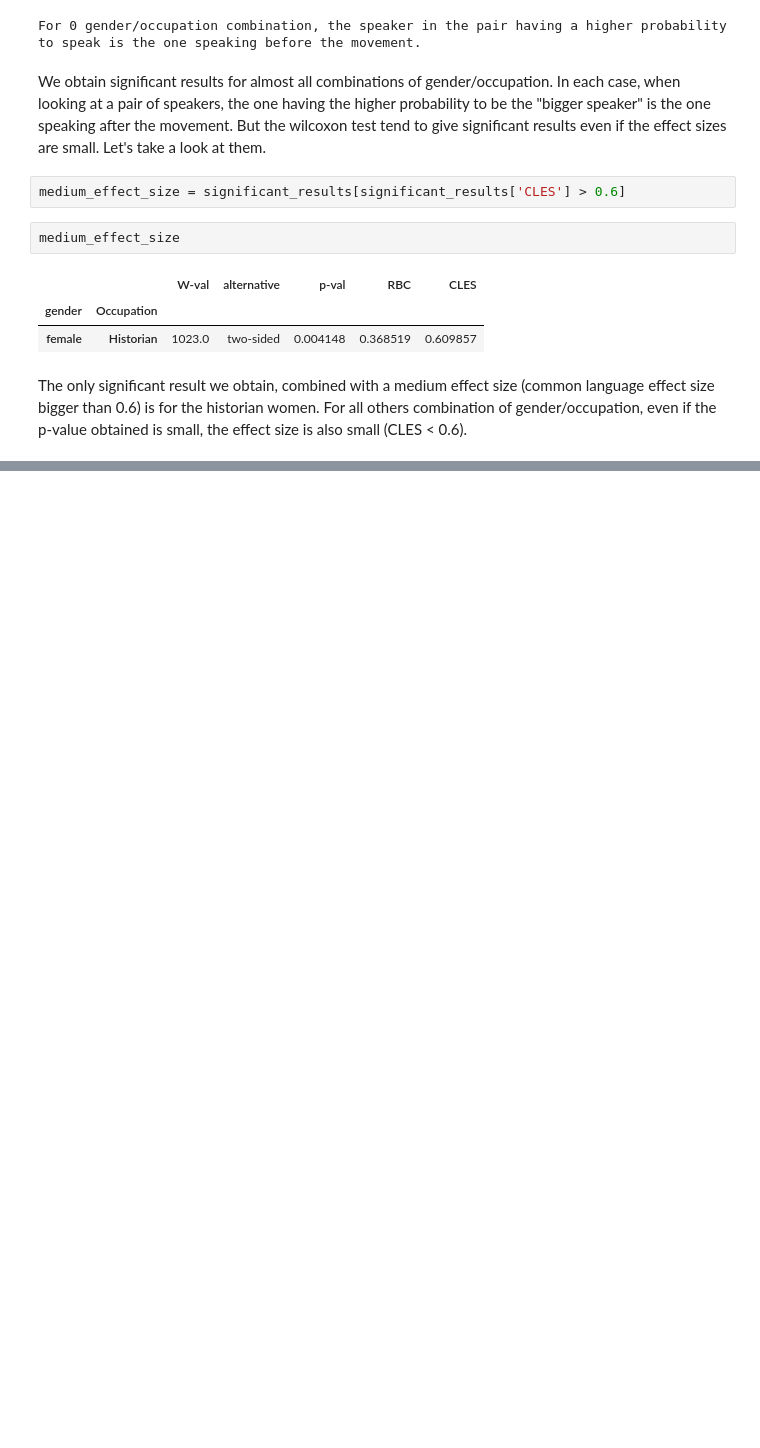
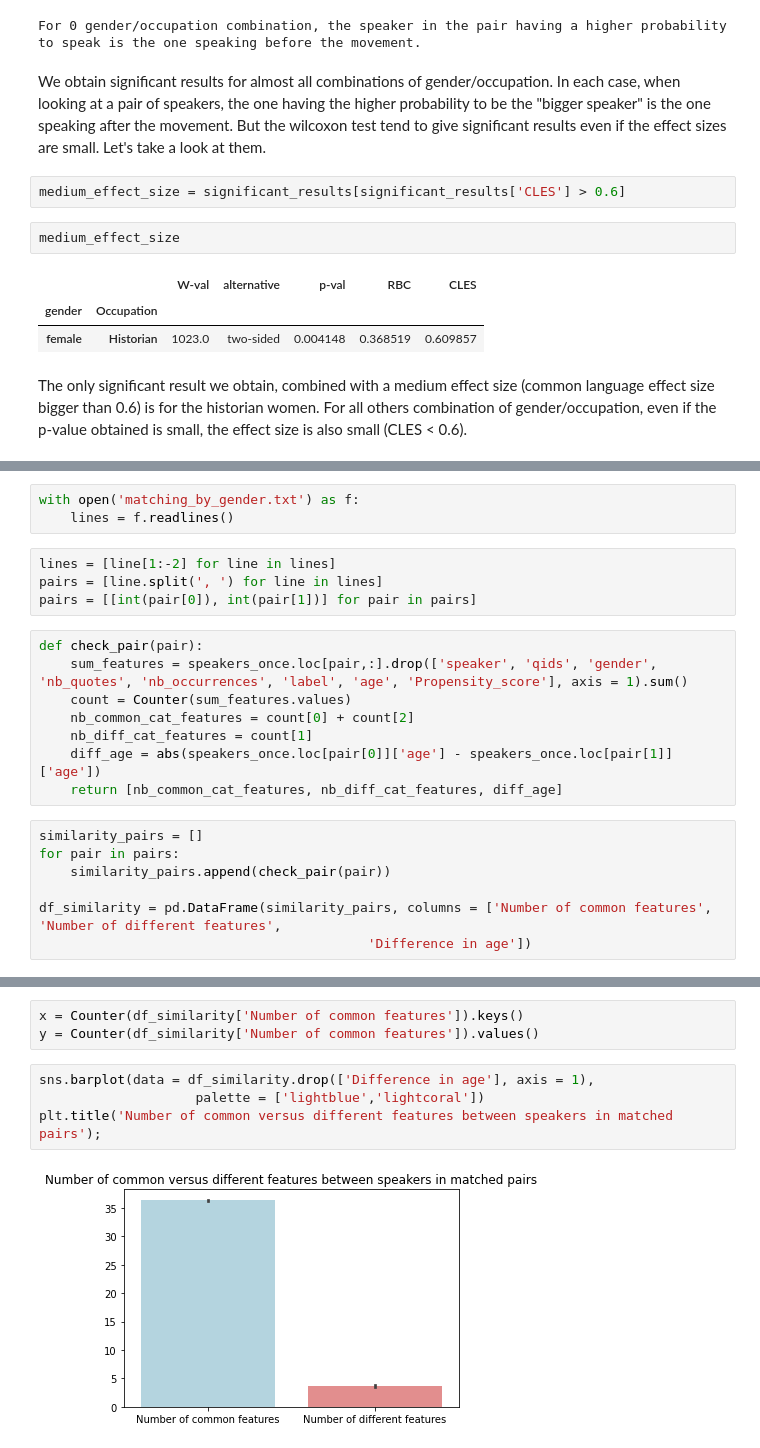
Before and after one commit to janougome/ADA-team, a Jupyter notebook: Milestone3.ipynb, the cells around one changed output, grey strips where cells are left out. Saved outputs shown, nothing was run; the diff lists cells and outputs as text; blank space fills up the shorter version.

Commit message:
matching assessment fait maison

```diff
--- a/Milestone3.ipynb
+++ b/Milestone3.ipynb
@@ -1296,0 +1322,22 @@ The only significant result we obtain, combined with a medium effect size (commo
+# %%
+with open('matching_by_gender.txt') as f:
+    lines = f.readlines()
+# %%
+lines = [line[1:-2] for line in lines]
+pairs = [line.split(', ') for line in lines]
+pairs = [[int(pair[0]), int(pair[1])] for pair in pairs]
+# %%
+def check_pair(pair):
+    sum_features = speakers_once.loc[pair,:].drop(['speaker', 'qids', 'gender', 'nb_quotes', 'nb_occurrences', 'label', 'age', 'Propensity_score'], axis = 1).sum()
+    count = Counter(sum_features.values)
+    nb_common_cat_features = count[0] + count[2]
+    nb_diff_cat_features = count[1]
+    diff_age = abs(speakers_once.loc[pair[0]]['age'] - speakers_once.loc[pair[1]]['age'])
+    return [nb_common_cat_features, nb_diff_cat_features, diff_age]
+# %%
+similarity_pairs = []
+for pair in pairs:
+    similarity_pairs.append(check_pair(pair))
+
+df_similarity = pd.DataFrame(similarity_pairs, columns = ['Number of common features', 'Number of different features',
+                                          'Difference in age'])
@@ -1296,0 +1350,9 @@ The only significant result we obtain, combined with a medium effect size (commo
+# %%
+x = Counter(df_similarity['Number of common features']).keys()
+y = Counter(df_similarity['Number of common features']).values()
+# %%
+sns.barplot(data = df_similarity.drop(['Difference in age'], axis = 1),
+                    palette = ['lightblue','lightcoral'])
+plt.title('Number of common versus different features between speakers in matched pairs');
+# %% [output]
+[figure, added]
```
Also changed, not shown: parts of 15 cells of this notebook.
